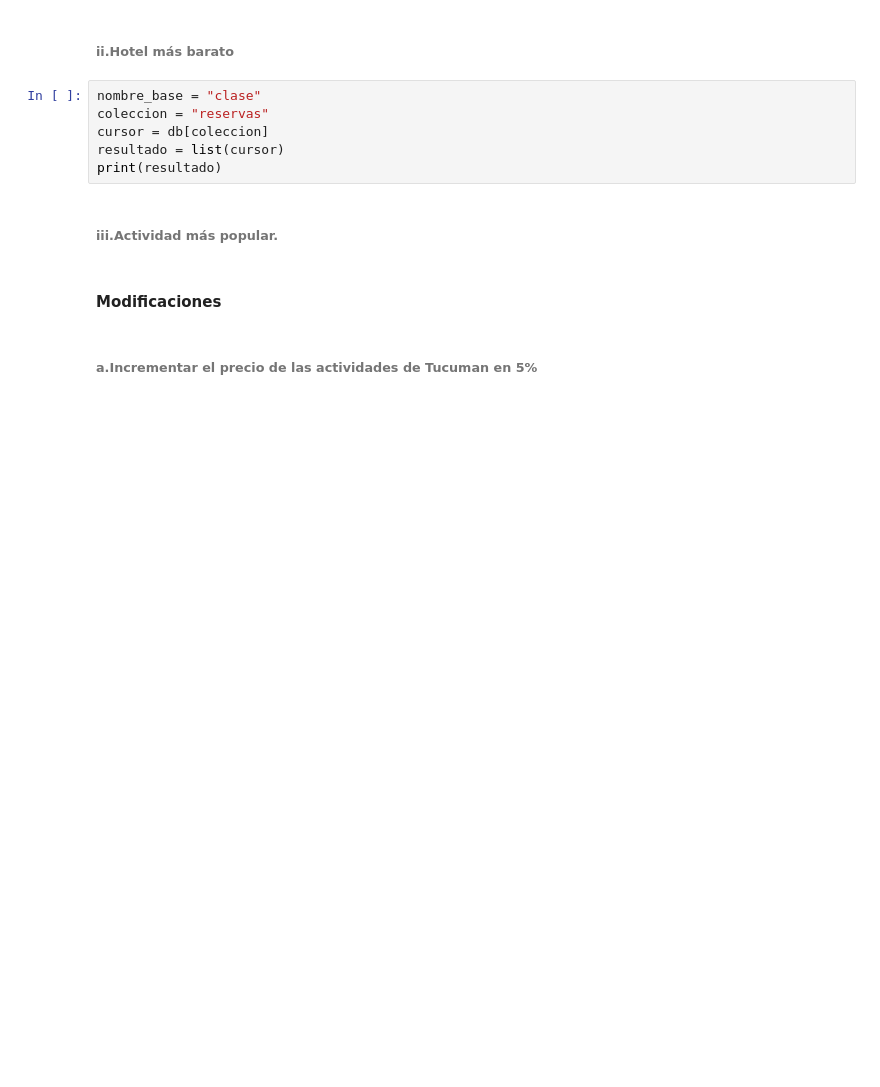
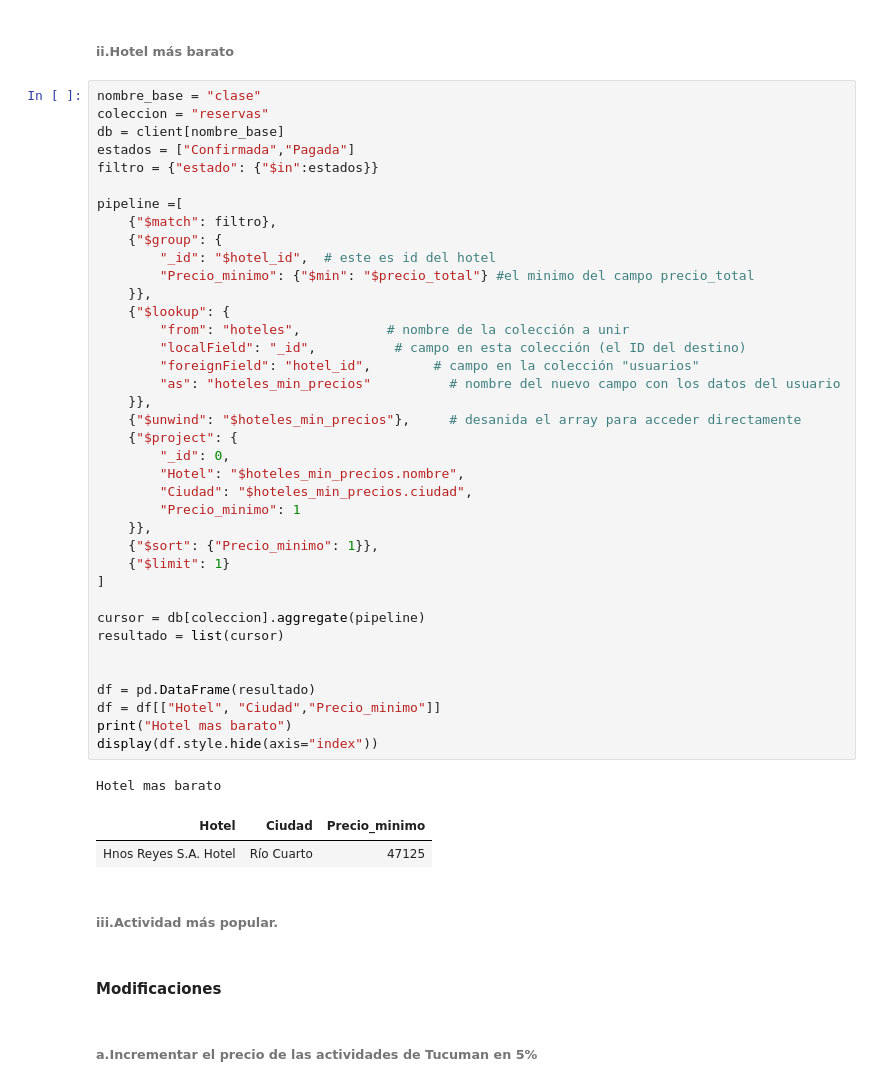
Before and after one commit to dariomicheli/BaseDatos, a Jupyter notebook: notebooks/Consultas.ipynb, the cells around one changed output. Drawn from its saved outputs; the diff is of its cells as text; blank space fills up the shorter version.

Commit message:
Ajusto consultas minimos  hoteles

```diff
--- a/notebooks/Consultas.ipynb
+++ b/notebooks/Consultas.ipynb
@@ -601,9 +590,45 @@ display(df.style.hide(axis="index"))
 # %%
 nombre_base = "clase"
 coleccion = "reservas"
-cursor = db[coleccion]
+db = client[nombre_base]
+estados = ["Confirmada","Pagada"]
+filtro = {"estado": {"$in":estados}}
+
+pipeline =[
+    {"$match": filtro},
+    {"$group": {
+        "_id": "$hotel_id",  # este es id del hotel
+        "Precio_minimo": {"$min": "$precio_total"} #el minimo del campo precio_total
+    }},
+    {"$lookup": {
+        "from": "hoteles",           # nombre de la colección a unir
+        "localField": "_id",          # campo en esta colección (el ID del destino)
+        "foreignField": "hotel_id",        # campo en la colección "usuarios"
+        "as": "hoteles_min_precios"          # nombre del nuevo campo con los datos del usuario
+    }},
+    {"$unwind": "$hoteles_min_precios"},     # desanida el array para acceder directamente
+    {"$project": {
+        "_id": 0,
+        "Hotel": "$hoteles_min_precios.nombre",
+        "Ciudad": "$hoteles_min_precios.ciudad",
+        "Precio_minimo": 1
+    }},
+    {"$sort": {"Precio_minimo": 1}},
+    {"$limit": 1}
+]
+
+cursor = db[coleccion].aggregate(pipeline)
 resultado = list(cursor)
-print(resultado)
+
+
+df = pd.DataFrame(resultado)
+df = df[["Hotel", "Ciudad","Precio_minimo"]]
+print("Hotel mas barato")
+display(df.style.hide(axis="index"))
+# %% [output]
+Hotel mas barato
+| Hotel | Ciudad | Precio_minimo |
+| Hnos Reyes S.A. Hotel | Río Cuarto | 47125 |
 # %% [markdown]
 ###### iii.Actividad más popular.
 # %% [markdown]
```
Also changed, not shown: parts of 7 cells of this notebook, 1 other file.
